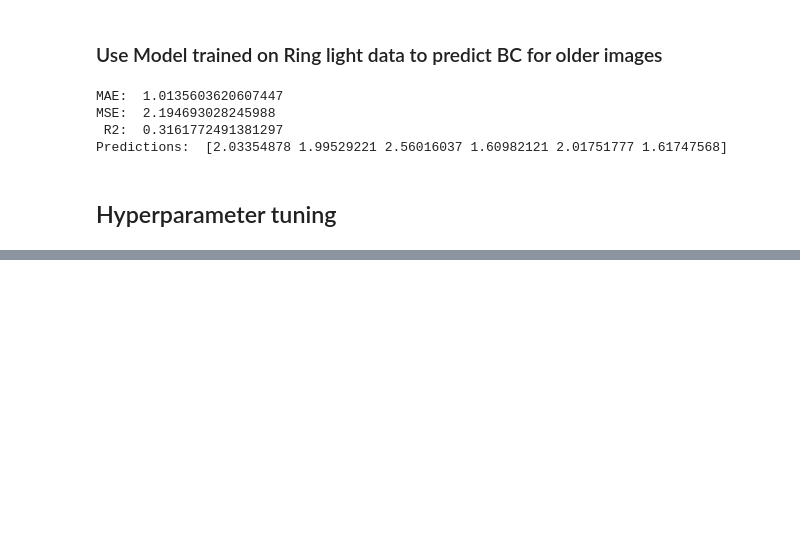
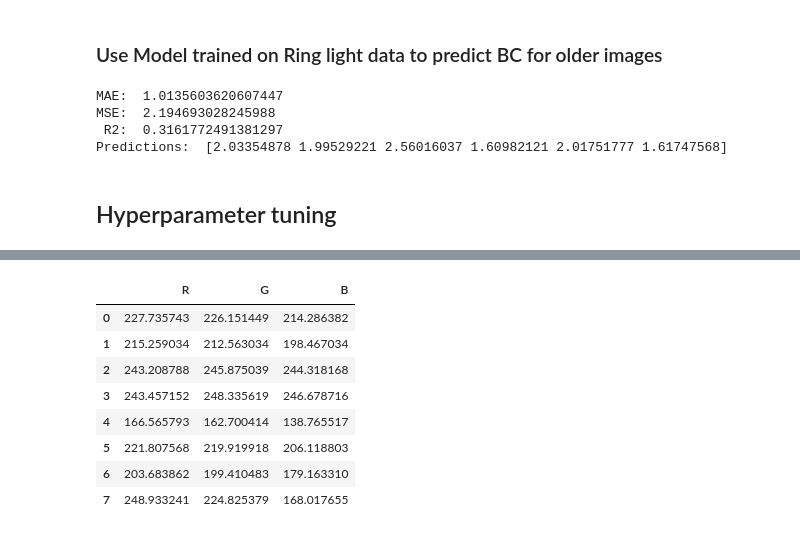
Before and after one commit to Eloyjaws/filter_extraction, a Jupyter notebook: analysis/ML.ipynb, the cells around one changed output, grey strips where cells are left out. Cells and saved outputs as stored; diff of their text form; code cells hidden in the pictures; blank space fills up the shorter version.

```diff
--- a/analysis/ML.ipynb
+++ b/analysis/ML.ipynb
@@ -240,0 +256,13 @@ Predictions:  [2.03354878 1.99529221 2.56016037 1.60982121 2.01751777 1.61747568
+# %%
+X_test_new = df_test[["R", "G", "B"]]
+X_test_new
+# %% [output]
+|  | R | G | B |
+| 0 | 227.735743 | 226.151449 | 214.286382 |
+| 1 | 215.259034 | 212.563034 | 198.467034 |
+| 2 | 243.208788 | 245.875039 | 244.318168 |
+| 3 | 243.457152 | 248.335619 | 246.678716 |
+| 4 | 166.565793 | 162.700414 | 138.765517 |
+| 5 | 221.807568 | 219.919918 | 206.118803 |
+| 6 | 203.683862 | 199.410483 | 179.163310 |
+| 7 | 248.933241 | 224.825379 | 168.017655 |
```
Also changed, not shown: parts of 8 cells of this notebook, 20 other files.
